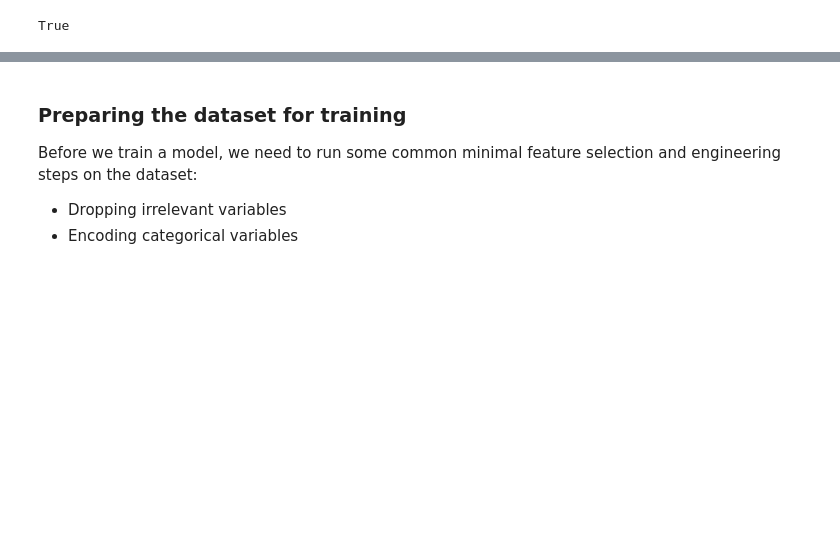
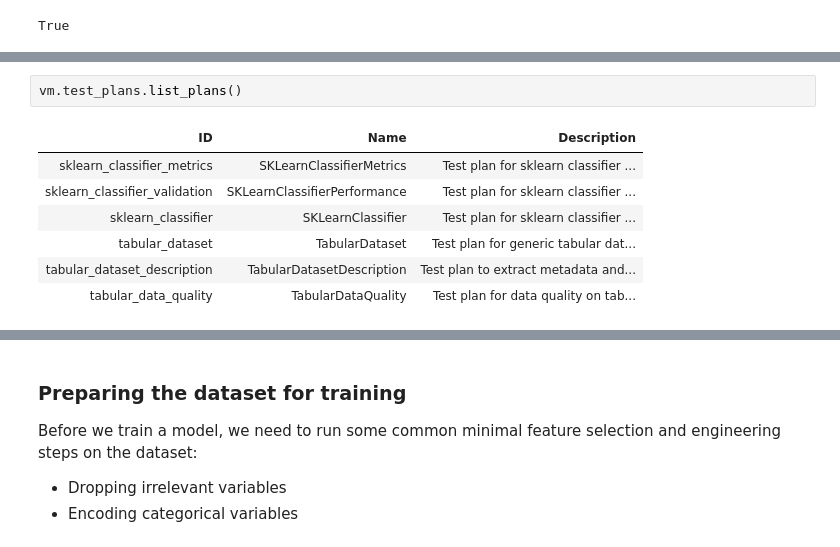
Before and after one commit to validmind/developer-framework, a Jupyter notebook: notebooks/intro.ipynb, the cells around one changed output, grey strips where cells are left out. Cells and saved outputs as stored; diff of their text form; blank space fills up the shorter version.

```diff
--- a/notebooks/intro.ipynb
+++ b/notebooks/intro.ipynb
@@ -160,0 +220,10 @@ Successfully logged test results for test: zeros
+# %%
+vm.test_plans.list_plans()
+# %% [output]
+| ID | Name | Description |
+| sklearn_classifier_metrics | SKLearnClassifierMetrics | Test plan for sklearn classifier ... |
+| sklearn_classifier_validation | SKLearnClassifierPerformance | Test plan for sklearn classifier ... |
+| sklearn_classifier | SKLearnClassifier | Test plan for sklearn classifier ... |
+| tabular_dataset | TabularDataset | Test plan for generic tabular dat... |
+| tabular_dataset_description | TabularDatasetDescription | Test plan to extract metadata and... |
+| tabular_data_quality | TabularDataQuality | Test plan for data quality on tab... |
```
Also changed, not shown: parts of 16 cells of this notebook, 10 other files.
